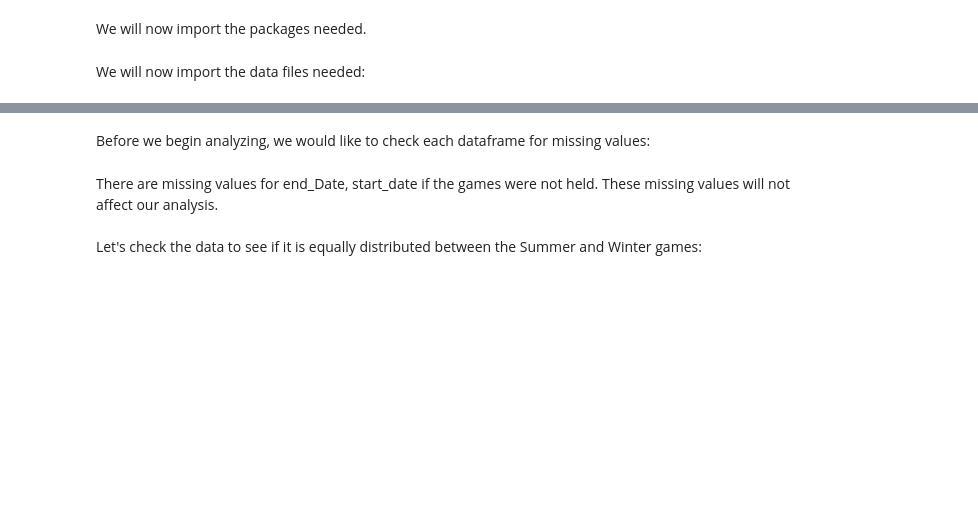
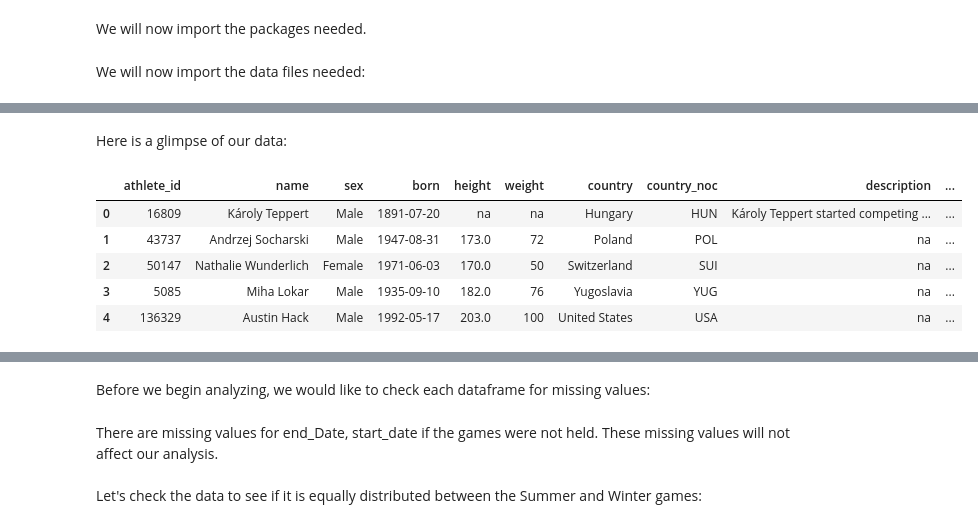
Before and after one commit to ana-047/Olymploration, a Jupyter notebook: Olymploration.ipynb, the cells around one changed output, grey strips where cells are left out. Saved outputs shown, nothing was run; the diff lists cells and outputs as text; code cells hidden in the pictures; blank space fills up the shorter version.

```diff
--- a/Olymploration.ipynb
+++ b/Olymploration.ipynb
@@ -123,3 +148,15 @@ dataframes = {'df_athletes': df_athletes,
        'df_results': df_results,
              'df_gdp_mean' : df_gdp_mean,
              'df_pop_mean' : df_pop_mean}
+# %% [markdown]
+Here is a glimpse of our data:
+# %%
+#Athletes
+df_athletes.head()
+# %% [output]
+|  | athlete_id | name | sex | born | height | weight | country | country_noc | description | ... |
+| 0 | 16809 | Károly Teppert | Male | 1891-07-20 | na | na | Hungary | HUN | Károly Teppert started competing ... | ... |
+| 1 | 43737 | Andrzej Socharski | Male | 1947-08-31 | 173.0 | 72 | Poland | POL | na | ... |
+| 2 | 50147 | Nathalie Wunderlich | Female | 1971-06-03 | 170.0 | 50 | Switzerland | SUI | na | ... |
+| 3 | 5085 | Miha Lokar | Male | 1935-09-10 | 182.0 | 76 | Yugoslavia | YUG | na | ... |
+| 4 | 136329 | Austin Hack | Male | 1992-05-17 | 203.0 | 100 | United States | USA | na | ... |
```
Also changed, not shown: parts of 16 cells of this notebook.
